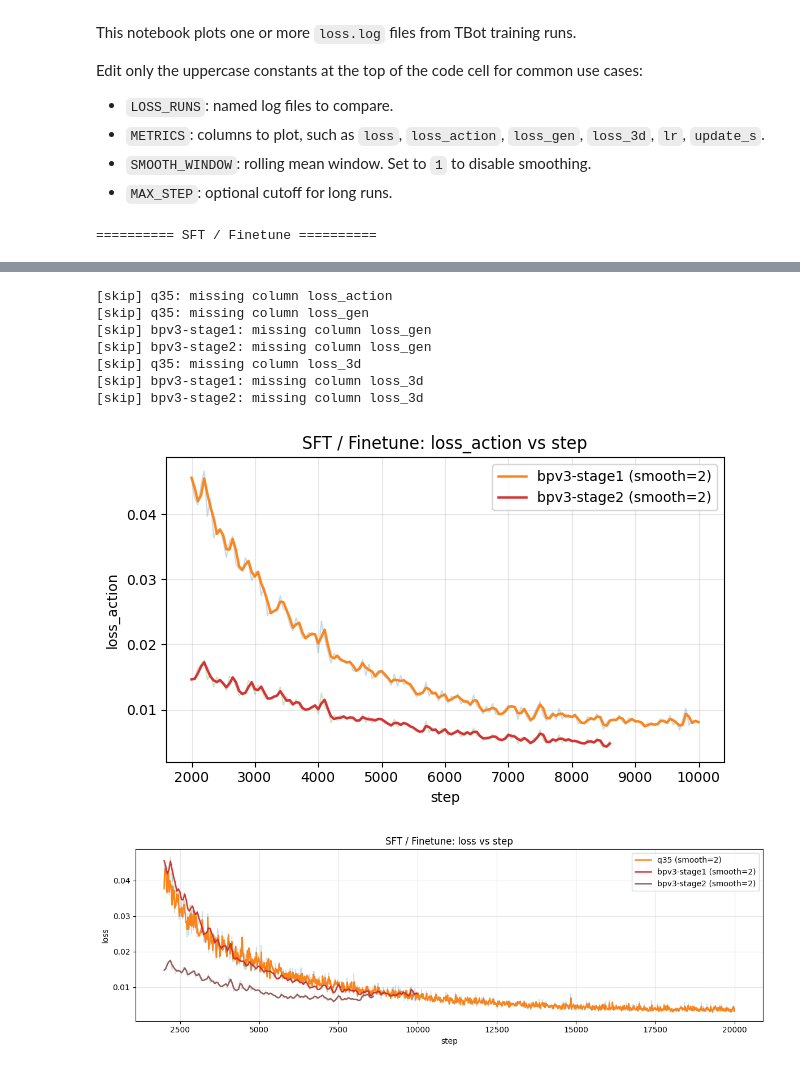
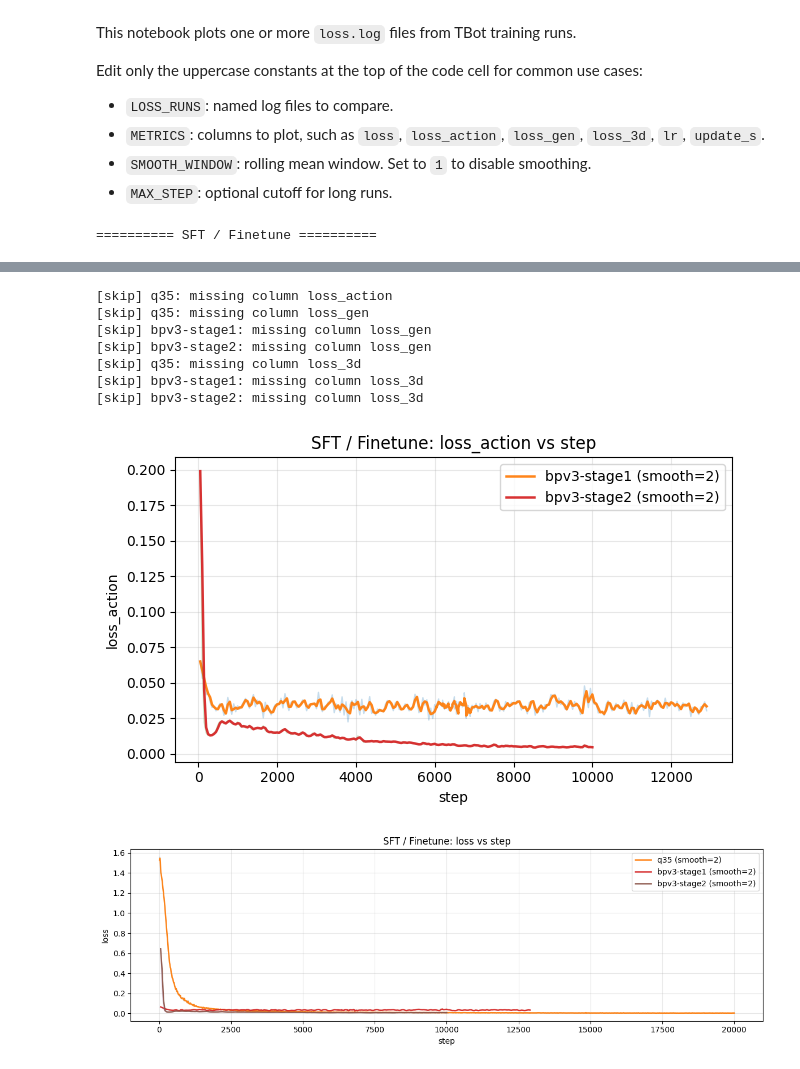
Before and after one commit to kamisala-v587/mytbot, a Jupyter notebook: .code/LetMeSeeSee/loss_read.ipynb, the cells around one changed output, grey strips where cells are left out. Drawn from its saved outputs; the diff is of its cells as text; code cells hidden in the pictures.

```diff
--- a/.code/LetMeSeeSee/loss_read.ipynb
+++ b/.code/LetMeSeeSee/loss_read.ipynb
@@ -240,13 +240,13 @@ SFT_LOSS_RUNS = [
     ),
     (
         "bpv3-stage1",
-        "/vla/workspace/my_tbot/outputs/BPVAv3/stf_only/2026-09-23/18-35-47_stage1/loss.log",
+        "/vla/workspace/my_tbot/outputs/BPVAv3/stage1/2026-09-25/11-06-56_bpvav3_stage1_with_language/loss.log",
     ),
     (
         "bpv3-stage2",
         "/vla/workspace/my_tbot/outputs/BPVAv3/stf_only/2026-09-24/02-24-59_stage2/loss.log",
     ),]
-MIN_STEP = 2000
+MIN_STEP = 0
 MAX_STEP = 20000
 SFT_RUN_DFS = show_loss_group(
     title="SFT / Finetune",
@@ -263,9 +263,9 @@ SFT_RUN_DFS = show_loss_group(
 [skip] q35: missing column loss_action
 [skip] q35: missing column loss_gen
 [skip] bpv3-stage1: missing column loss_gen
 [skip] bpv3-stage2: missing column loss_gen
 [skip] q35: missing column loss_3d
 [skip] bpv3-stage1: missing column loss_3d
 [skip] bpv3-stage2: missing column loss_3d
-[figure, old version]
+[figure, new version]
-[figure, old version]
+[figure, new version]
```
Also changed, not shown: parts of 1 cell of this notebook, 12 other files.
